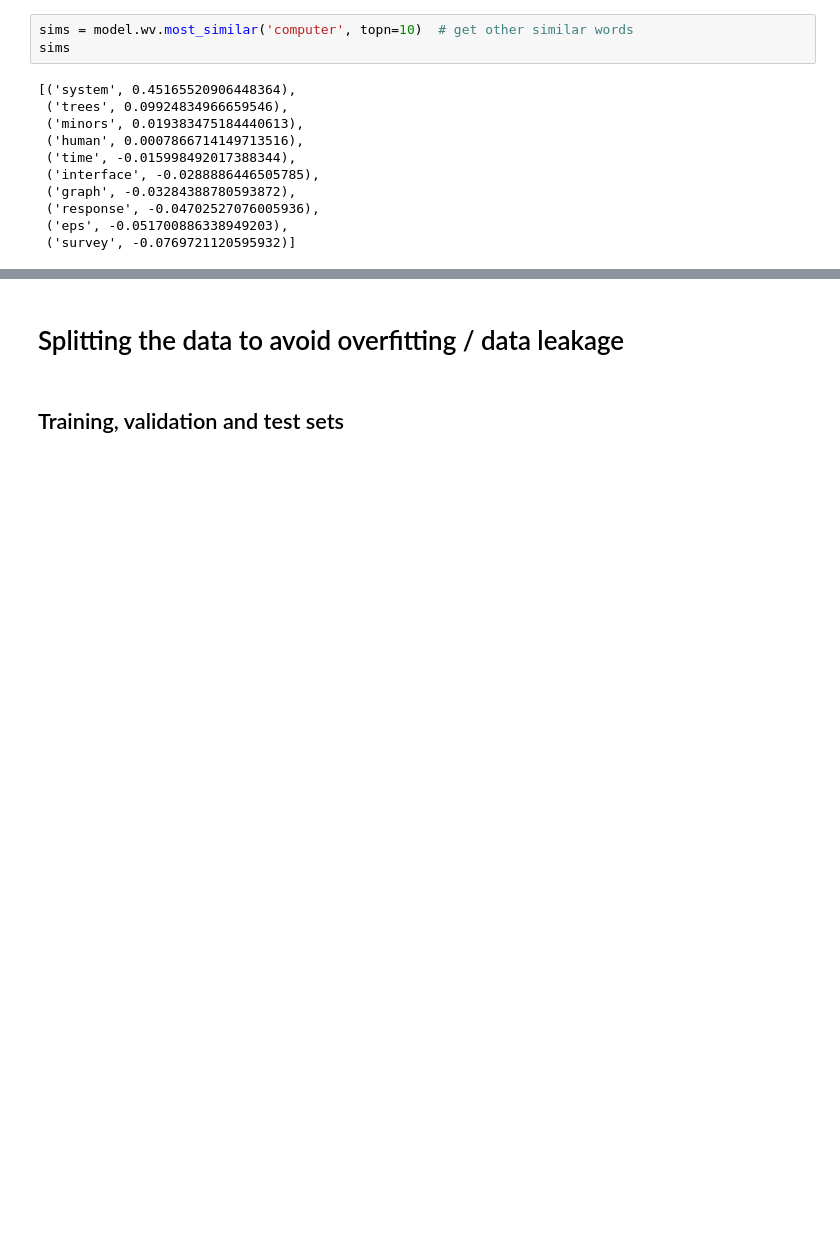
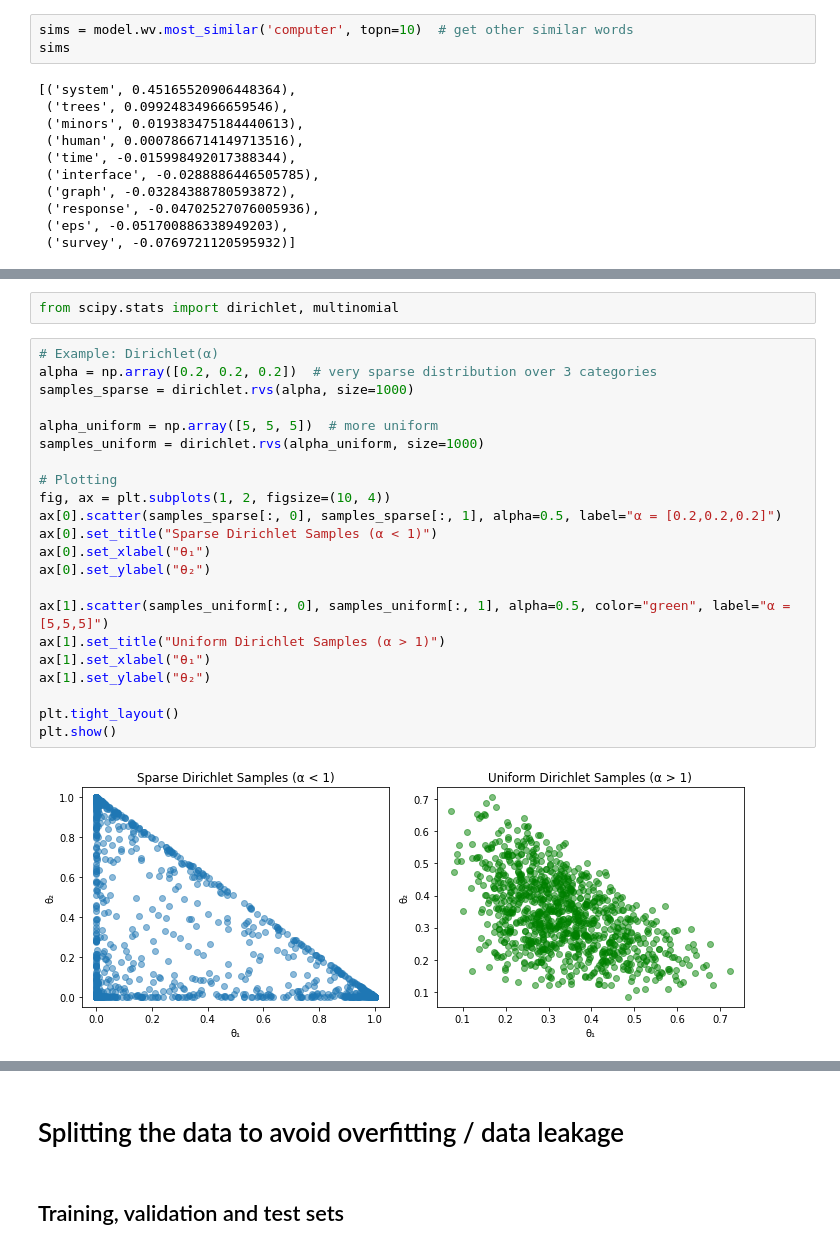
Before and after one commit to fforster/MDS7201, a Jupyter notebook: notebooks/Preprocessing/Preproc+feature+split.ipynb, the cells around one changed output, grey strips where cells are left out. Drawn from its saved outputs; the diff is of its cells as text; blank space fills up the shorter version.

Commit message:
Added Dirichlet and multinomial examples

```diff
--- a/notebooks/Preprocessing/Preproc+feature+split.ipynb
+++ b/notebooks/Preprocessing/Preproc+feature+split.ipynb
@@ -1581,0 +1414,26 @@ for i in range(min(3, len(docs))):
+# %%
+from scipy.stats import dirichlet, multinomial
+# %%
+# Example: Dirichlet(α)
+alpha = np.array([0.2, 0.2, 0.2])  # very sparse distribution over 3 categories
+samples_sparse = dirichlet.rvs(alpha, size=1000)
+
+alpha_uniform = np.array([5, 5, 5])  # more uniform
+samples_uniform = dirichlet.rvs(alpha_uniform, size=1000)
+
+# Plotting
+fig, ax = plt.subplots(1, 2, figsize=(10, 4))
+ax[0].scatter(samples_sparse[:, 0], samples_sparse[:, 1], alpha=0.5, label="α = [0.2,0.2,0.2]")
+ax[0].set_title("Sparse Dirichlet Samples (α < 1)")
+ax[0].set_xlabel("θ₁")
+ax[0].set_ylabel("θ₂")
+
+ax[1].scatter(samples_uniform[:, 0], samples_uniform[:, 1], alpha=0.5, color="green", label="α = [5,5,5]")
+ax[1].set_title("Uniform Dirichlet Samples (α > 1)")
+ax[1].set_xlabel("θ₁")
+ax[1].set_ylabel("θ₂")
+
+plt.tight_layout()
+plt.show()
+# %% [output]
+[figure, added]
```
Also changed, not shown: parts of 57 cells of this notebook.
